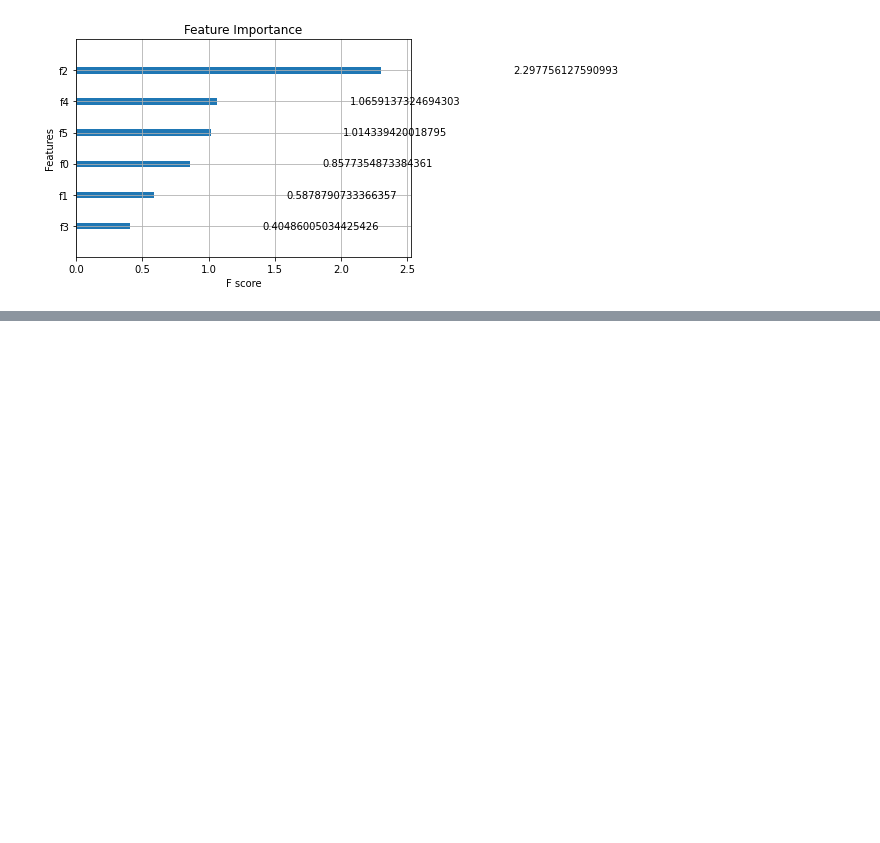
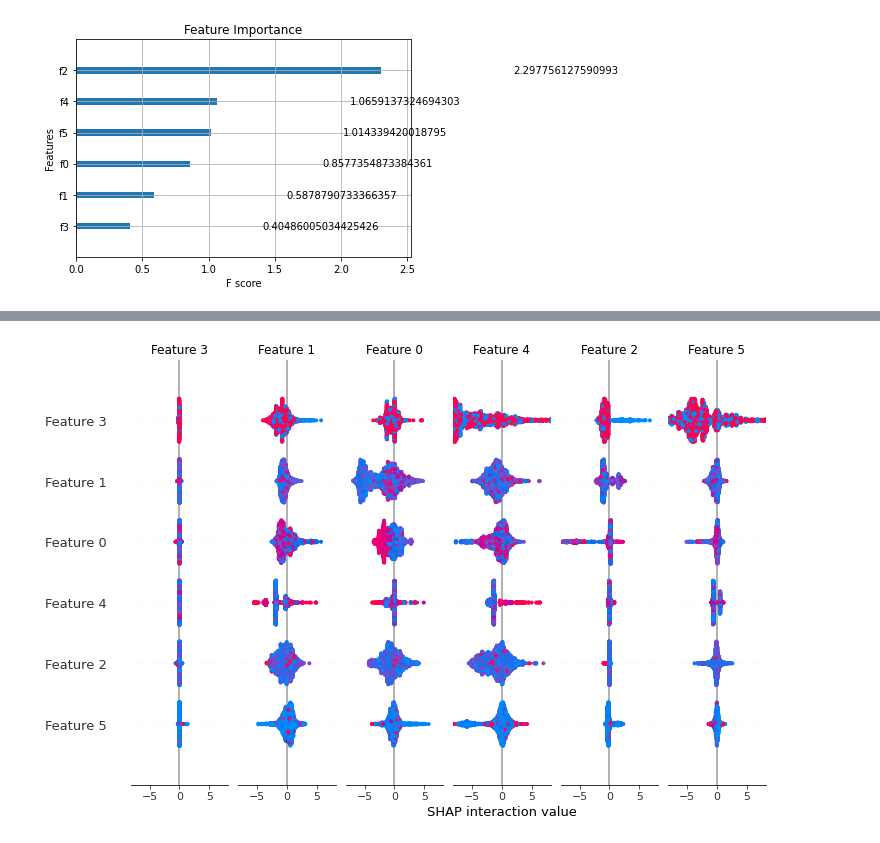
Before and after one commit to jarrodhaas/permafrost_exploration, a Jupyter notebook: stephen_data_exploration_1.0.ipynb, the cells around one changed output, grey strips where cells are left out. Cells and saved outputs as stored; diff of their text form; code cells hidden in the pictures; blank space fills up the shorter version.

```diff
--- a/stephen_data_exploration_1.0.ipynb
+++ b/stephen_data_exploration_1.0.ipynb
@@ -294,5 +284,0 @@ df_c[df.materials==6]
-# %%
-X_train, X_test, y_train, y_test = train_test_split(data, labels, test_size=0.2)
-
-classifier = XGBClassifier()
-classifier.fit(X_train, y_train)
@@ -363,0 +371,7 @@ plt.show()
+# %%
+explainer = shap.Explainer(classifier)
+shap_values = explainer(data)
+
+shap.summary_plot(shap_values, data)
+# %% [output]
+[figure, added]
```
Also changed, not shown: parts of 9 cells of this notebook.
